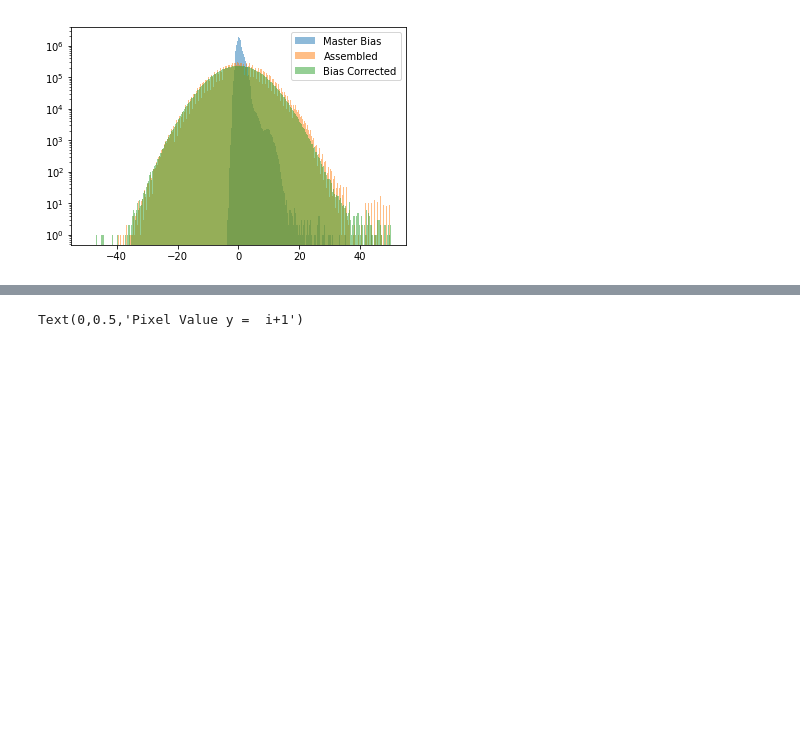
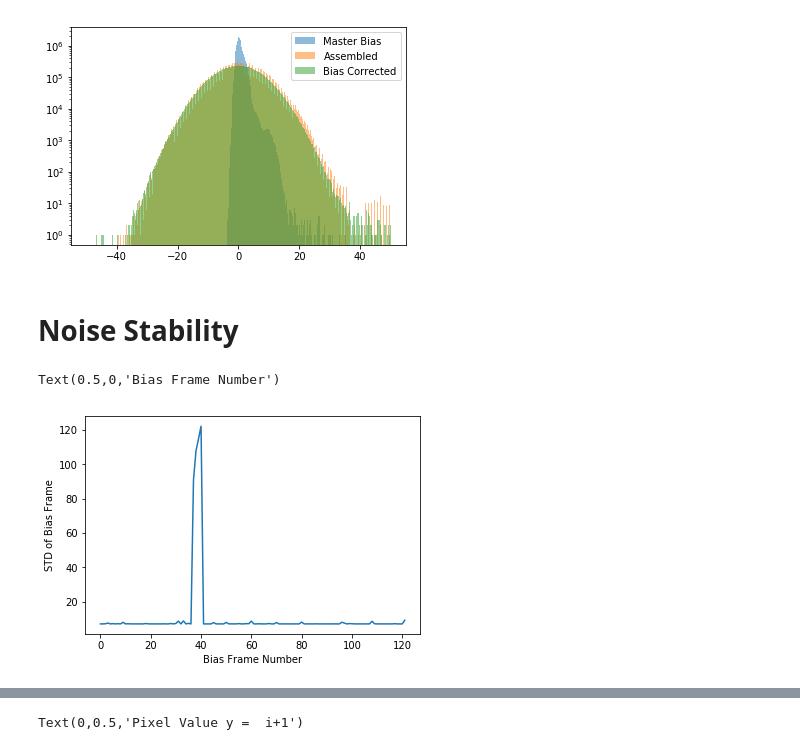
Before and after one commit to lsst/bootcamp-work, a Jupyter notebook: isr_exploration/noise_distributions.ipynb, the cells around one changed output, grey strips where cells are left out. Cells and saved outputs as stored; diff of their text form; code cells hidden in the pictures; blank space fills up the shorter version.

Commit message:
Added dark current calculation and bias stability checks.

```diff
--- a/isr_exploration/noise_distributions.ipynb
+++ b/isr_exploration/noise_distributions.ipynb
@@ -165,3 +165,5 @@ plt.legend(loc='upper right')
 (4004, 4096)
 <matplotlib.legend.Legend at 0x...>
 [figure]
+# %% [markdown]
+# Noise Stability
@@ -167,0 +178,7 @@ plt.legend(loc='upper right')
+# %%
+plt.plot(std_of_biases)
+plt.ylabel('STD of Bias Frame')
+plt.xlabel('Bias Frame Number')
+# %% [output]
+Text(0.5,0,'Bias Frame Number')
+[figure, added]
```
Also changed, not shown: parts of 19 cells of this notebook.
